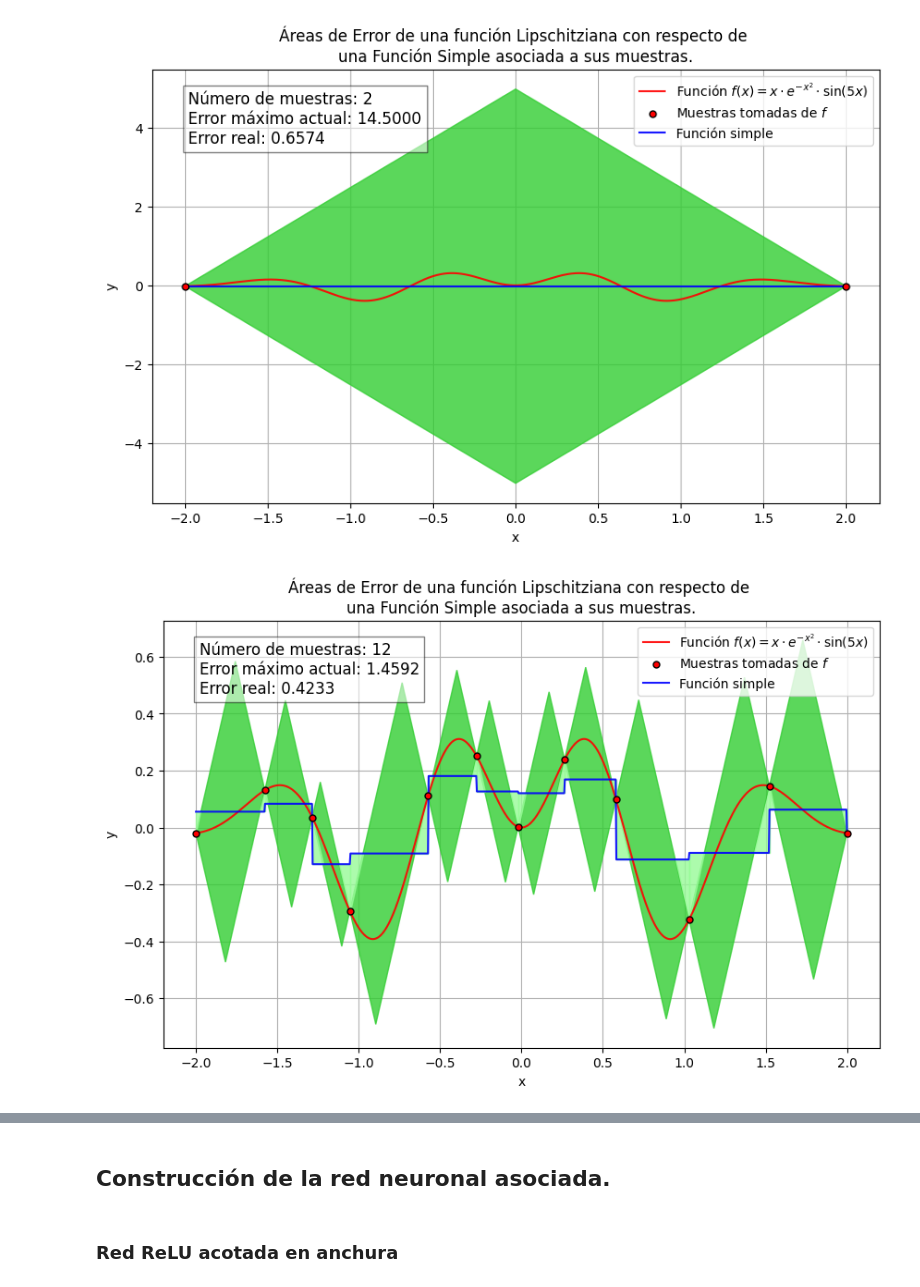
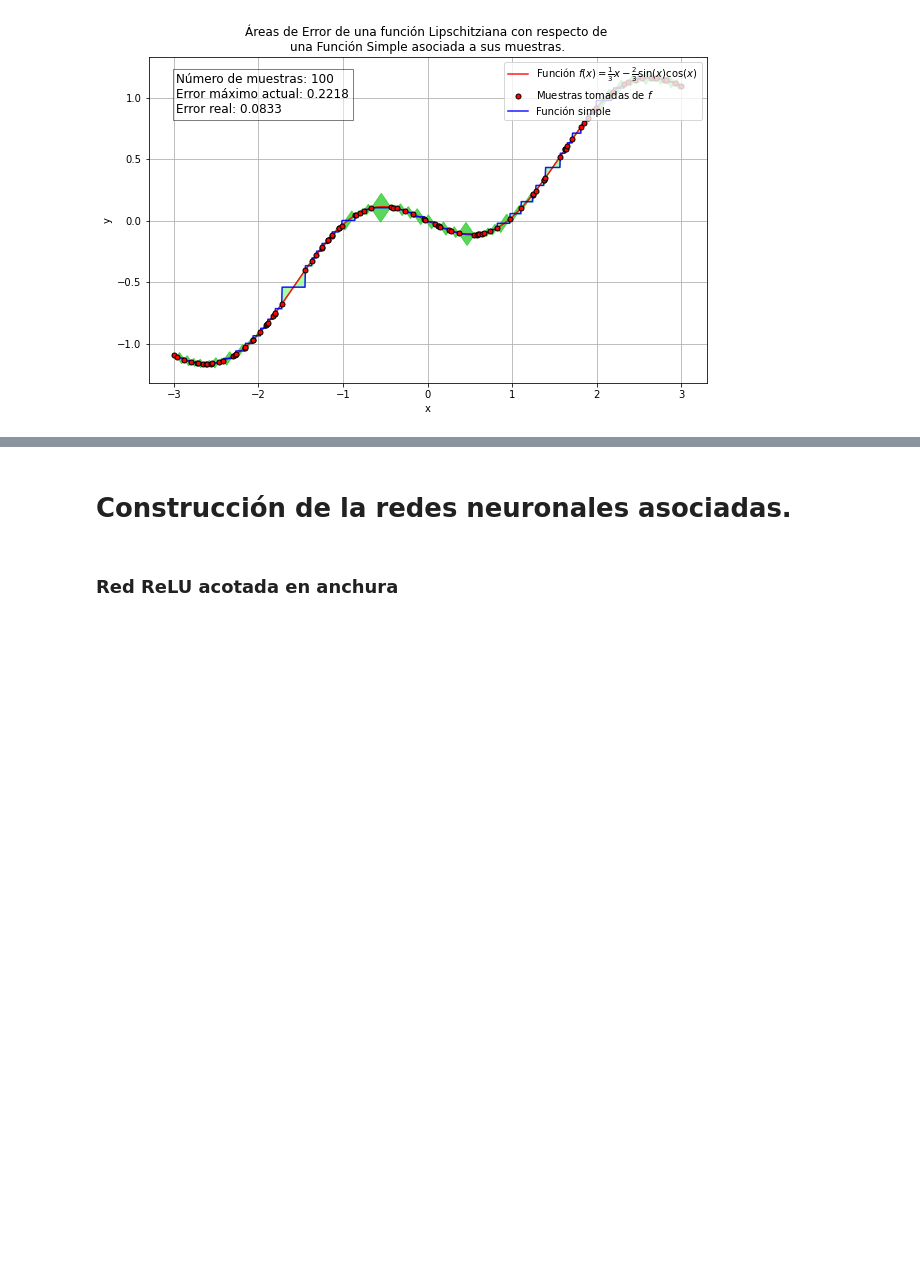
Before and after one commit to luiscrespoo/TFG-analisis-eficiencia-anchura, a Jupyter notebook: red_explicita.ipynb, the cells around one changed output, grey strips where cells are left out. Saved outputs shown, nothing was run; the diff lists cells and outputs as text; code cells hidden in the pictures; blank space fills up the shorter version.

Commit message:
Implementación de Redes Neuronales Explícitas

```diff
--- a/red_explicita.ipynb
+++ b/red_explicita.ipynb
@@ -88,7 +98,7 @@ def mostrar_seleccion_latex(intervalo, variables, K, expresion_funcion, epsilon)
 
 # Intervalo de definición de la función. Se escribe como una lista de listas,
 # cada una de las cuales tiene dos elementos, correspondientes a los extremos superior e inferior de sus proyecciones unidimensionales.
-intervalo = [[-2, 2]]
+intervalo = [[-3,3]]
 
 # Lista con las variables que se pueden usar en la expresión de la función. Se escriben en orden según la dimensión que representan,
 # y debe haber tantas como indique la dimensionalidad del intervalo de definición.
@@ -96,13 +106,23 @@ variables = ['x']
 
 # Constante de Lipschitz. La función definida posteriormente debe ser lipschitziana (en su intervalo de definición)
 # con la constante de Lipschitz determinada por L (ha de ser mayor que 0).
-L = 2.5
+L = 1
 
 # Expresión de la función en formato LateX.
-expresion_funcion = "x\cdot e^{-x^2} \cdot \\sin(5x)"
+expresion_funcion = "\\frac{1}{3} x- \\frac{2}{3} \\sin(x) \\cos(x)"
 
 # Factor de aproximación deseado.
-epsilon = 0.5
+epsilon = 0.1
+
+# Número de datos con los que entrenamos la red
+nDatosEntrenamiento = 100
+
+# Número de datos mediante los cuales calculamos pesos explícitos
+nDatosAElegir = 100
+
+# Número de datos generados para validación y test
+nDatosVal = 25
+nDatosTest = 25
 
 # Creación de la función en formato Numpy.
 f = latex_to_numpy(intervalo, variables, expresion_funcion)
@@ -285,7 +306,7 @@ def errorMaximo(p1, p2, L):
 
     return 0.5 * base_romboide * altura_romboide + area_rectangulo
 
-def minimizacionError(datos, L, epsilon):
+def minimizacionError(datos, L, N):
     datosDisponibles = datos.copy()
     extremo1 = datosDisponibles[0]
     extremo2 = datosDisponibles[-1]
@@ -301,9 +322,10 @@ def minimizacionError(datos, L, epsilon):
     heapq.heappush(areasError, AreaError(0, errorTotal))
     i = 0
 
-    while errorTotal >= epsilon and datosDisponibles:
-        if i % 10 == 0:
-            graficar_figuras_lipschitz(datosElegidos, f, datosElegidos[0][0], datosElegidos[-1][0], L, expresion_funcion, errorTotal, integral_diferencia_absoluta(f, datosElegidos))
+    # Modificar el criterio de parada según convenga
+    while len(datosElegidos) < N:
+        # if i % 10 == 0:
+            # graficar_figuras_lipschitz(datosElegidos, f, datosElegidos[0][0], datosElegidos[-1][0], L, expresion_funcion, errorTotal, integral_diferencia_absoluta(f, datosElegidos))
 
         areaMaxError = heapq.heappop(areasError)
         errorActual = areaMaxError.error
@@ -328,36 +350,44 @@ def minimizacionError(datos, L, epsilon):
                     mejorError = nuevoError
                     mejorDato = nuevoDato
 
 
         if mejorDato is not None:
             i += 1
             datosElegidos.insert(P2, mejorDato)
             datosDisponibles.remove(mejorDato)
 
             for area in areasError:
                 if area.inicio > P1:
                     area.inicio += 1
 
             heapq.heappush(areasError, AreaError(P1, mejorError1))
             heapq.heappush(areasError, AreaError(P2, mejorError2))
             errorTotal = errorTotal - errorActual + mejorError
 
     return datosElegidos, errorTotal
 
-nDatos = 100
-datos = generarDatos(intervalo, nDatos, f, L, epsilon)
+datosEntrenamiento = generarDatos(intervalo, nDatosEntrenamiento, f, L, epsilon)
 
-datosElegidos, errorTotal = minimizacionError(datos, L, epsilon)
+x_train = [x for x,y in datosEntrenamiento]
+y_train = [y for x,y in datosEntrenamiento]
 
+# Generar datos de validación y prueba
+np.random.seed(43)
+x_val = np.random.uniform(intervalo[0][0], intervalo[0][1], size=(nDatosVal, 1))
+y_val = f(x_val)
+
+np.random.seed(44)
+x_test = np.random.uniform(intervalo[0][0], intervalo[0][1], size=(nDatosTest, 1))
+y_test = f(x_test)
+
+datosElegidos, errorTotal = minimizacionError(datosEntrenamiento, L, nDatosAElegir)
 errorReal = integral_diferencia_absoluta(f, datosElegidos)
 
 graficar_figuras_lipschitz(datosElegidos, f, intervalo[0][0], intervalo[0][1], L, expresion_funcion, errorTotal, errorReal)
-
 
 ortoedros = generar_ortoedros(datosElegidos)
 print("Partición generada: \n")
 for ortoedro in ortoedros:
     print(ortoedro)
 # %% [output]
-[figure, old version]
+[figure, new version]
-[figure, removed]
@@ -385,5 +411,5 @@ Partición generada:
 # %% [markdown]
-## Construcción de la red neuronal asociada.
+# Construcción de la redes neuronales asociadas.
 # %% [markdown]
 ### Red ReLU acotada en anchura
 # %%
```
Also changed, not shown: parts of 26 cells of this notebook, 1 other file.
